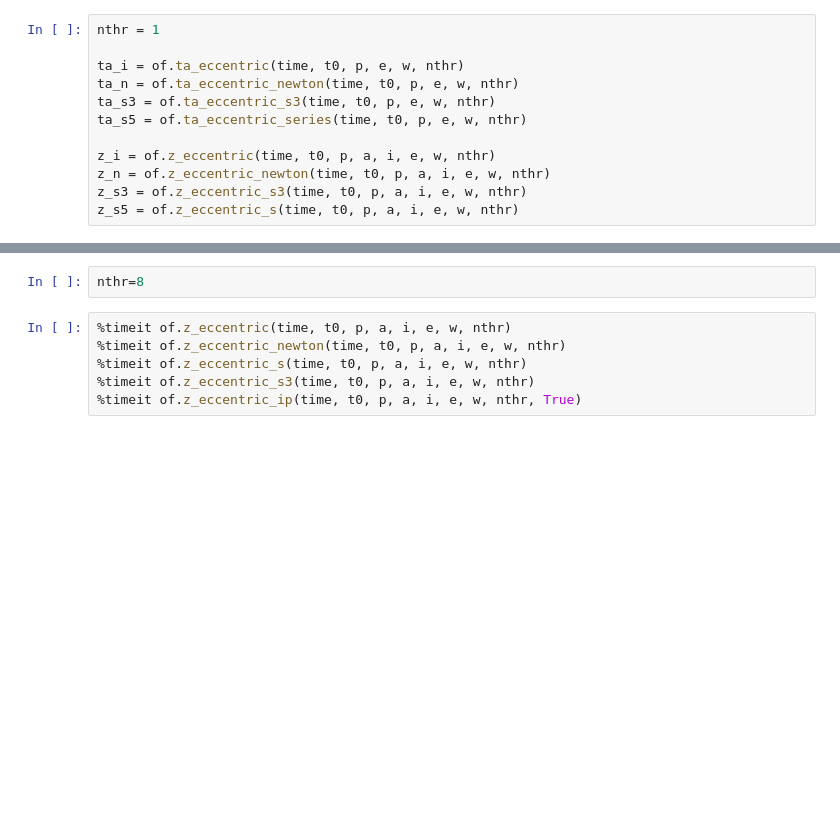
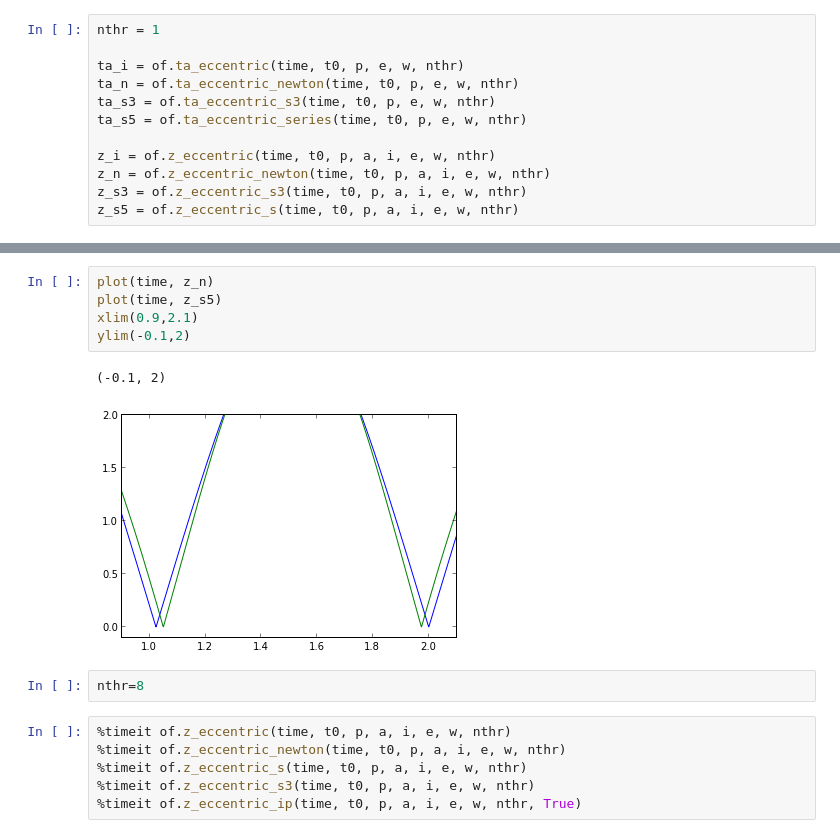
Before and after one commit to hpparvi/PyTransit, a Jupyter notebook: notebooks/Orbits.ipynb, the cells around one changed output, grey strips where cells are left out. Cells and saved outputs as stored; diff of their text form; blank space fills up the shorter version.

```diff
--- a/notebooks/Orbits.ipynb
+++ b/notebooks/Orbits.ipynb
@@ -45,3 +47,11 @@ fig.tight_layout()
+# %%
+plot(time, z_n)
+plot(time, z_s5)
+xlim(0.9,2.1)
+ylim(-0.1,2)
+# %% [output]
+(-0.1, 2)
+[figure, added]
 # %%
 nthr=8
 # %%
```
Also changed, not shown: parts of 5 cells of this notebook, 4 other files.
